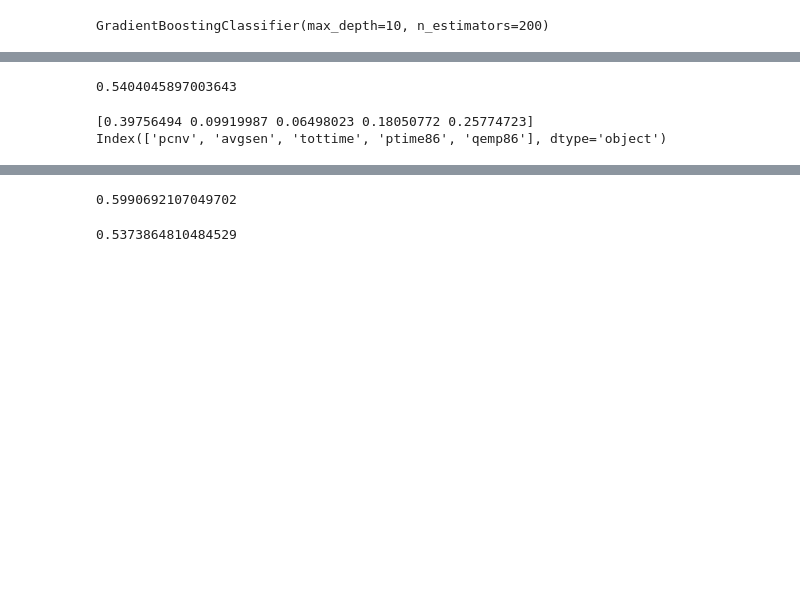
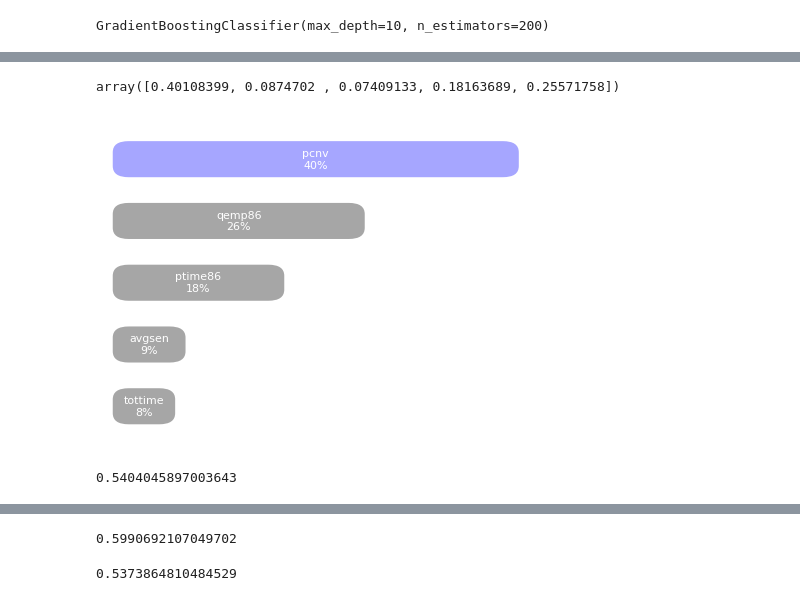
Before and after one commit to dante-cmd/machine_learning_models, a Jupyter notebook: 4.- tree random forest.ipynb, the cells around one changed output, grey strips where cells are left out. Saved outputs shown, nothing was run; the diff lists cells and outputs as text; code cells hidden in the pictures; blank space fills up the shorter version.

```diff
--- a/4.- tree random forest.ipynb
+++ b/4.- tree random forest.ipynb
@@ -356,13 +442,58 @@ All Right
-# %%
-metrics.roc_auc_score(y_test, GBC.predict(X_test))
-# %% [output]
-0.5404045897003643
-# %%
-print(GBC.feature_importances_)
-print(X_train.columns)
-# %% [output]
-[0.39756494 0.09919987 0.06498023 0.18050772 0.25774723]
-Index(['pcnv', 'avgsen', 'tottime', 'ptime86', 'qemp86'], dtype='object')
+# %%
+GBC.feature_importances_
+# %% [output]
+array([0.40108399, 0.0874702 , 0.07409133, 0.18163689, 0.25571758])
+# %%
+def plot_importances(model, features):
+
+    y = np.array(model.feature_importances_)
+    order_y = np.argsort(y)
+    y = y[order_y]
+    x = np.arange(0, len(model.feature_importances_))
+    names = np.asarray(features)
+    names = names[order_y]
+
+    fig, ax = plt.subplots(figsize = (8, 6))
+    colors = ['b' if y_val == np.max(y) else 'k' for y_val in y]
+    ax.barh(x, y, height = 0.8, tick_label = names, alpha = 0.35, color = colors)
+    new_patches = []
+
+    for patch in reversed(ax.patches):
+        bb = patch.get_bbox()
+        color = patch.get_facecolor()
+        p_bbox = FancyBboxPatch((bb.xmin, bb.ymin),
+                            abs(bb.width), abs(bb.height),
+                            boxstyle="round,pad=-0.009,rounding_size=0.015",
+                            ec="none", fc=color,
+                            mutation_aspect=12
+                            )
+        patch.remove()
+        new_patches.append(p_bbox)
+
+    for patch in new_patches:
+        ax.add_patch(patch)
+
+    spines = ['bottom', 'top', 'right', 'left']
+    for spin in spines:
+        ax.spines[spin].set_visible(False)
+
+    ax.tick_params(
+        axis='both', which='both', length=False,
+        left = False, bottom = False, labelleft  = False, labelbottom  = False
+        )
+    for (text, _x, _y) in zip(names, x, y):
+        ax.text(
+            _y*0.5, _x, f'{text}\n{_y:0.0%}',fontsize=11, color='w',
+            ha='center', va='center', weight='light')
+    return ax
+# %%
+plot_importances(GBC, features);
+# %% [output]
+[figure, added]
+# %%
+print_metrics()
+# %% [output]
+0.5404045897003643
 # %%
 model_xgb = xgboost.XGBClassifier(n_estimators=200, max_depth=10, use_label_encoder=False, objective='binary:logistic')
 model_xgb.fit(X_train, y_train)
```
Also changed, not shown: parts of 38 cells of this notebook, 24 other files.
